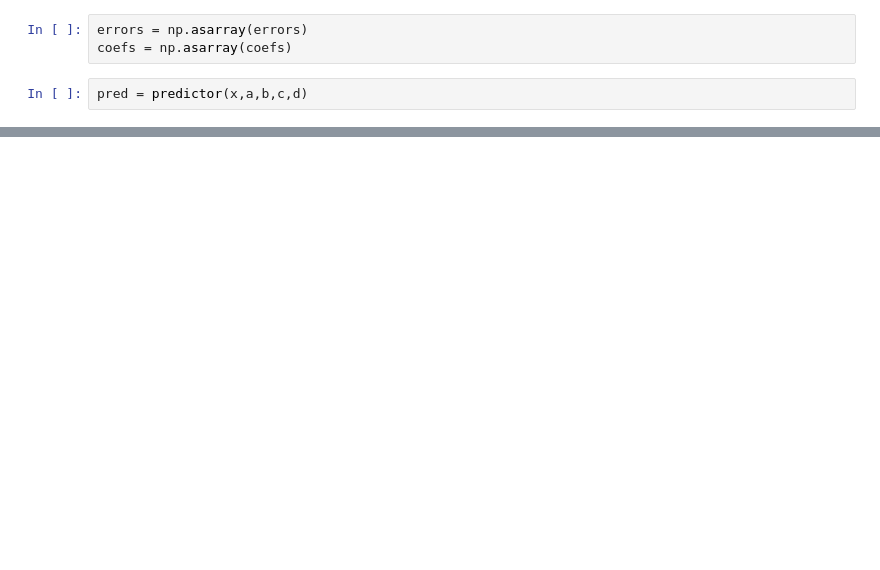
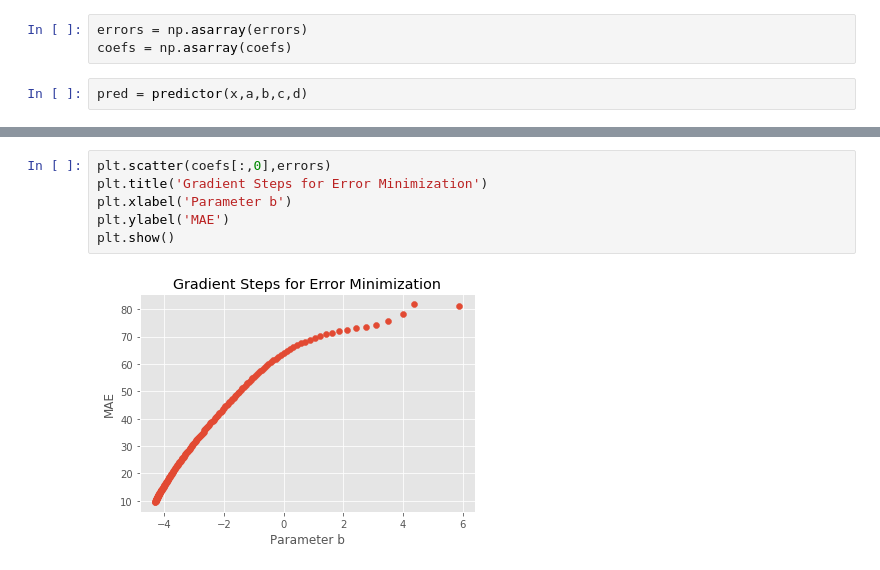
Before and after one commit to mcandar/MLFromScratch, a Jupyter notebook: gradient_descent.ipynb, the cells around one changed output, grey strips where cells are left out. Saved outputs shown, nothing was run; the diff lists cells and outputs as text; blank space fills up the shorter version.

```diff
--- a/gradient_descent.ipynb
+++ b/gradient_descent.ipynb
@@ -168,0 +187,8 @@ plt.show()
+# %%
+plt.scatter(coefs[:,0],errors)
+plt.title('Gradient Steps for Error Minimization')
+plt.xlabel('Parameter b')
+plt.ylabel('MAE')
+plt.show()
+# %% [output]
+[figure, added]
```
Also changed, not shown: parts of 13 cells of this notebook.
